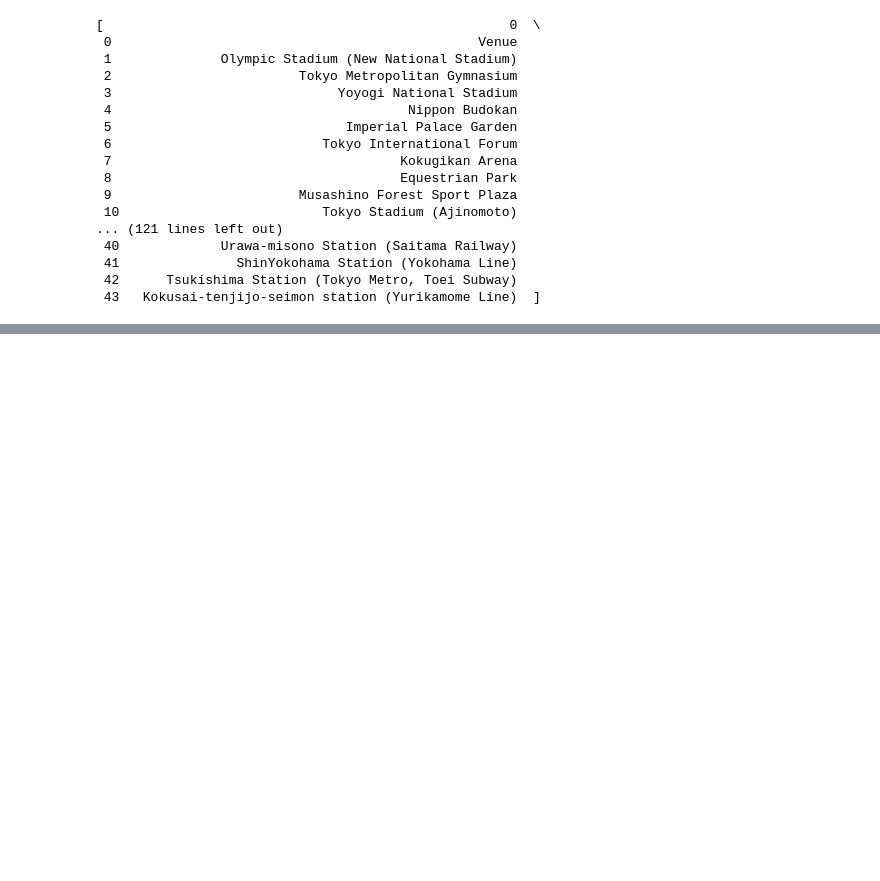
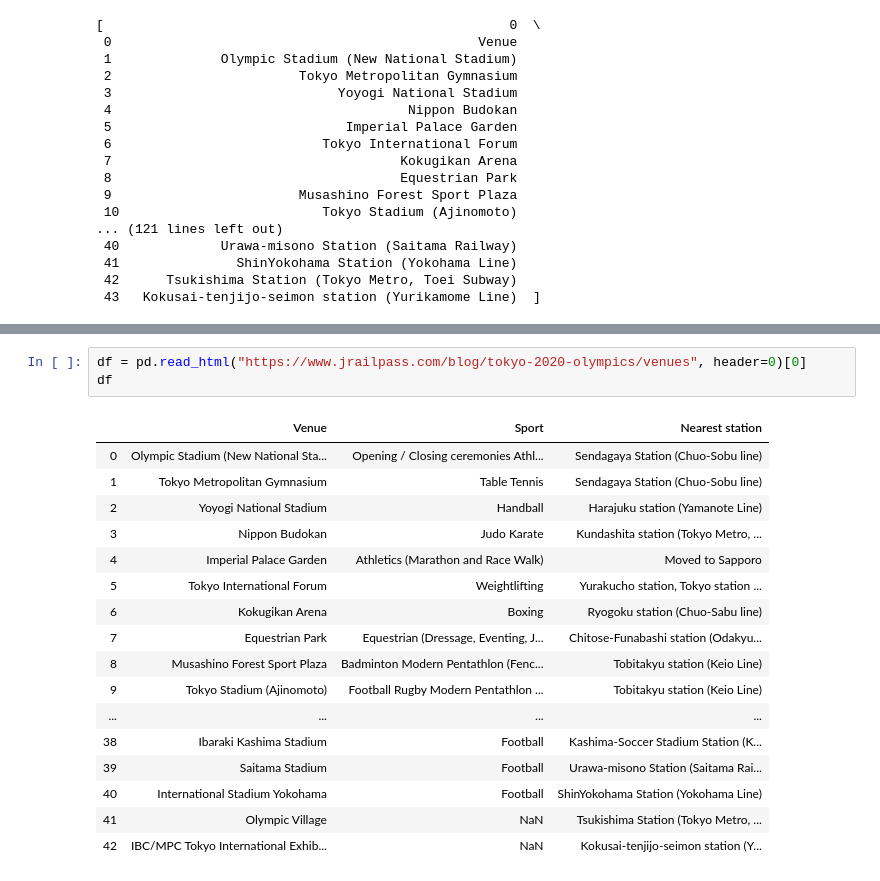
Before and after one commit to lumierity/tokyo_airbnb, a Jupyter notebook: Neighbourhoods & Olympic venues.ipynb, the cells around one changed output, grey strips where cells are left out. Cells and saved outputs as stored; diff of their text form; blank space fills up the shorter version.

```diff
--- a/Neighbourhoods & Olympic venues.ipynb
+++ b/Neighbourhoods & Olympic venues.ipynb
@@ -131,0 +161,21 @@ KeyError: 0
+# %%
+df = pd.read_html("https://www.jrailpass.com/blog/tokyo-2020-olympics/venues", header=0)[0]
+df
+# %% [output]
+|  | Venue | Sport | Nearest station |
+| 0 | Olympic Stadium (New National Sta... | Opening / Closing ceremonies Athl... | Sendagaya Station (Chuo-Sobu line) |
+| 1 | Tokyo Metropolitan Gymnasium | Table Tennis | Sendagaya Station (Chuo-Sobu line) |
+| 2 | Yoyogi National Stadium | Handball | Harajuku station (Yamanote Line) |
+| 3 | Nippon Budokan | Judo Karate | Kundashita station (Tokyo Metro, ... |
+| 4 | Imperial Palace Garden | Athletics (Marathon and Race Walk) | Moved to Sapporo |
+| 5 | Tokyo International Forum | Weightlifting | Yurakucho station, Tokyo station ... |
+| 6 | Kokugikan Arena | Boxing | Ryogoku station (Chuo-Sabu line) |
+| 7 | Equestrian Park | Equestrian (Dressage, Eventing, J... | Chitose-Funabashi station (Odakyu... |
+| 8 | Musashino Forest Sport Plaza | Badminton Modern Pentathlon (Fenc... | Tobitakyu station (Keio Line) |
+| 9 | Tokyo Stadium (Ajinomoto) | Football Rugby Modern Pentathlon ... | Tobitakyu station (Keio Line) |
+| ... | ... | ... | ... |
+| 38 | Ibaraki Kashima Stadium | Football | Kashima-Soccer Stadium Station (K... |
+| 39 | Saitama Stadium | Football | Urawa-misono Station (Saitama Rai... |
+| 40 | International Stadium Yokohama | Football | ShinYokohama Station (Yokohama Line) |
+| 41 | Olympic Village | NaN | Tsukishima Station (Tokyo Metro, ... |
+| 42 | IBC/MPC Tokyo International Exhib... | NaN | Kokusai-tenjijo-seimon station (Y... |
```
Also changed, not shown: parts of 10 cells of this notebook, 1 other file.
